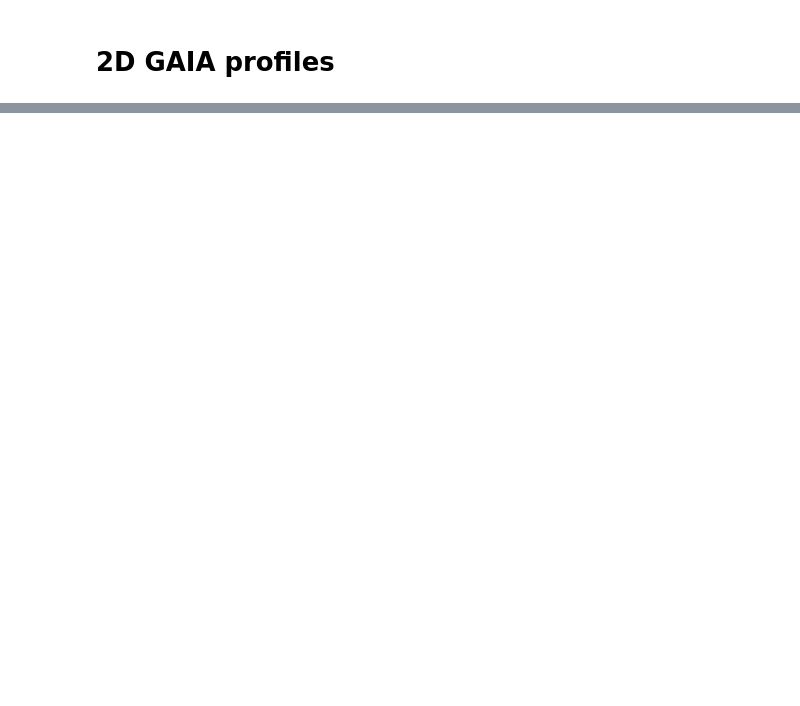
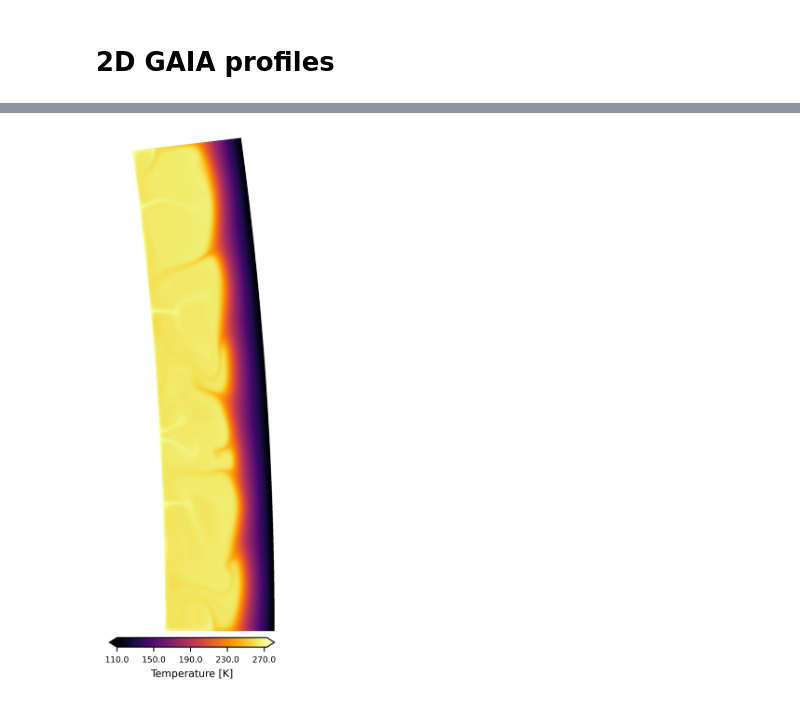
Before and after one commit to AtWillB/stanford_radar, a Jupyter notebook: src/kickoff_meeting_demo.ipynb, the cells around one changed output, grey strips where cells are left out. Drawn from its saved outputs; the diff is of its cells as text; code cells hidden in the pictures; blank space fills up the shorter version.

```diff
--- a/src/kickoff_meeting_demo.ipynb
+++ b/src/kickoff_meeting_demo.ipynb
@@ -49,0 +43,13 @@ plt.show()
+# %%
+caseID = 'BasalG1_Ann'
+path_to_caseID = "../data/gaia/temp_profile/europa/"
+
+return_list = gu.load_sim(caseID, path_to_caseID, -1)
+s_1e4 = return_list[0]
+o_1e4 = return_list[1]
+
+nShells = o_1e4.grid.nShells
+nCellsPerShell = o_1e4.grid.nCellsPerShell[0]
+gaia_temp_table = np.loadtxt(path_to_caseID+"thermochemical_40km_Drho46_2D_data.txt")
+#gaia_temp_table_1e4 = gu.transform_T_to_table(s_1e4, o_1e4, caseID, T0, scaleT, scaleD, scaleC)
+df_1e4, attenuation_1e4 = gu.calc_gaia_attenuation(gaia_temp_table, gaia_temp_table[:, 0].max()*1000, nShells, nCellsPerShell, "low_loss", 'europa')
@@ -49,0 +78,7 @@ plt.show()
+# %%
+fig, ax = plt.subplots(1, 1, figsize = (2, 7), dpi = 500)
+cb = gu.mk_gaia_T_plot(o_1e4, scaleT, T0, Tb, fig, ax, 8, cbar_ax = [0, 0.085, 0.9, 0.015], lowerlim = T0)
+
+plt.show()
+# %% [output]
+[figure, added]
```
Also changed, not shown: parts of 18 cells of this notebook, 18 other files.
